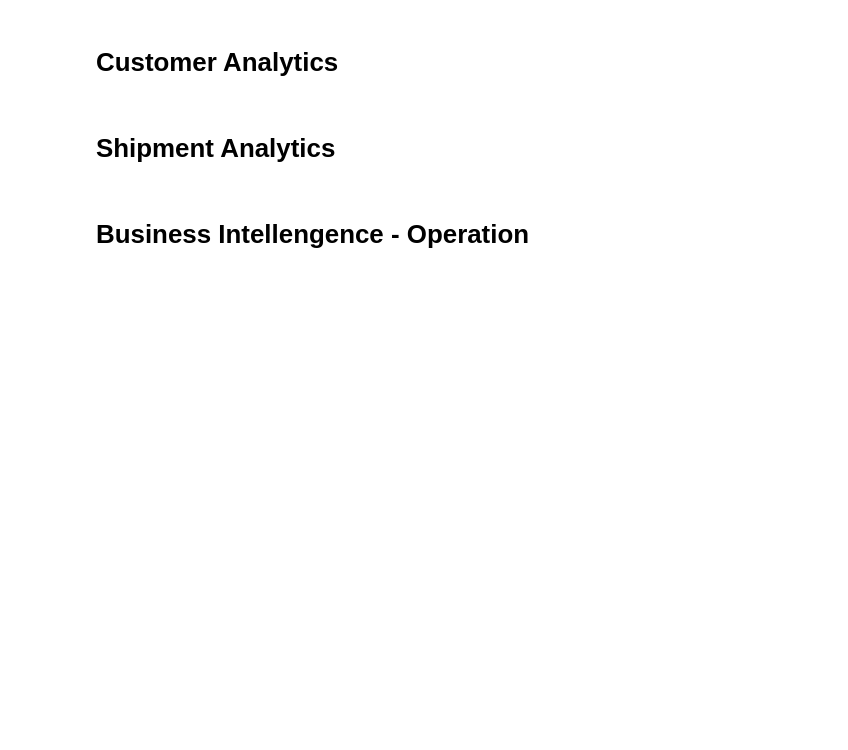
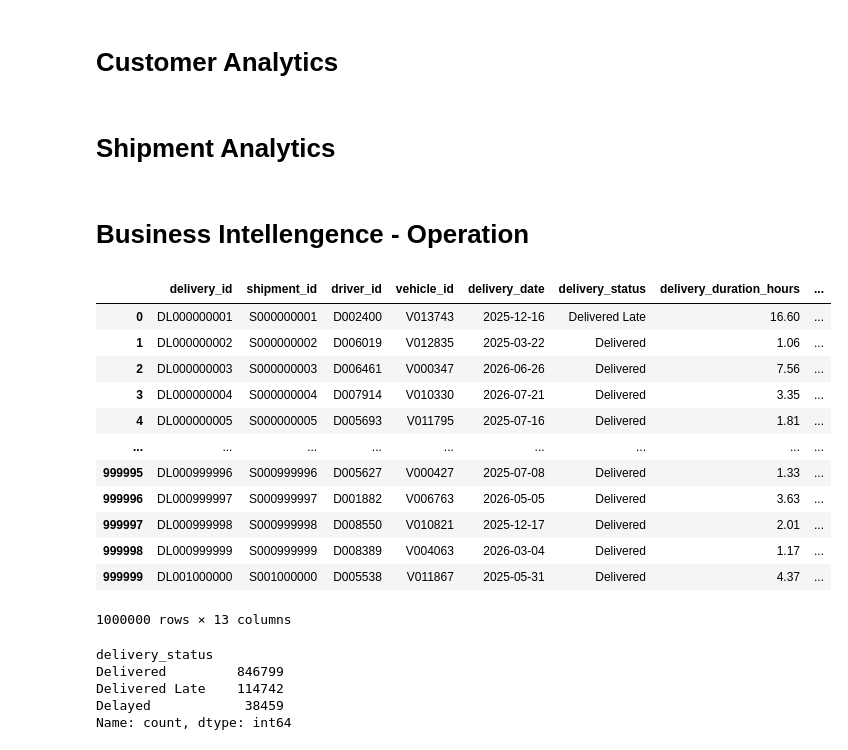
Before and after one commit to jilyanga2/Logistics-And-Delivery-Intelligence, a Jupyter notebook: feature-engineering.ipynb, the cells around one changed output. Cells and saved outputs as stored; diff of their text form; code cells hidden in the pictures; blank space fills up the shorter version.

```diff
--- a/feature-engineering.ipynb
+++ b/feature-engineering.ipynb
@@ -670,3 +670,29 @@ ascending=False
 
 # Top 10 drivers with highest delay rates
 driver_delay_rates.head(10)
+# %%
+# 5.Which vehicle are associated with the most delays?
+deliveries_cleaned
+# %% [output]
+|  | delivery_id | shipment_id | driver_id | vehicle_id | delivery_date | delivery_status | delivery_duration_hours | ... |
+| 0 | DL000000001 | S000000001 | D002400 | V013743 | 2025-12-16 | Delivered Late | 16.60 | ... |
+| 1 | DL000000002 | S000000002 | D006019 | V012835 | 2025-03-22 | Delivered | 1.06 | ... |
+| 2 | DL000000003 | S000000003 | D006461 | V000347 | 2026-06-26 | Delivered | 7.56 | ... |
+| 3 | DL000000004 | S000000004 | D007914 | V010330 | 2026-07-21 | Delivered | 3.35 | ... |
+| 4 | DL000000005 | S000000005 | D005693 | V011795 | 2025-07-16 | Delivered | 1.81 | ... |
+| ... | ... | ... | ... | ... | ... | ... | ... | ... |
+| 999995 | DL000999996 | S000999996 | D005627 | V000427 | 2025-07-08 | Delivered | 1.33 | ... |
+| 999996 | DL000999997 | S000999997 | D001882 | V006763 | 2026-05-05 | Delivered | 3.63 | ... |
+| 999997 | DL000999998 | S000999998 | D008550 | V010821 | 2025-12-17 | Delivered | 2.01 | ... |
+| 999998 | DL000999999 | S000999999 | D008389 | V004063 | 2026-03-04 | Delivered | 1.17 | ... |
+| 999999 | DL001000000 | S001000000 | D005538 | V011867 | 2025-05-31 | Delivered | 4.37 | ... |
+1000000 rows × 13 columns
+# %%
+deliveries_cleaned['delivery_status'].describe()
+deliveries_cleaned['delivery_status'].value_counts()
+# %% [output]
+delivery_status
+Delivered         846799
+Delivered Late    114742
+Delayed            38459
+Name: count, dtype: int64
```
Also changed, not shown: parts of 9 cells of this notebook.
